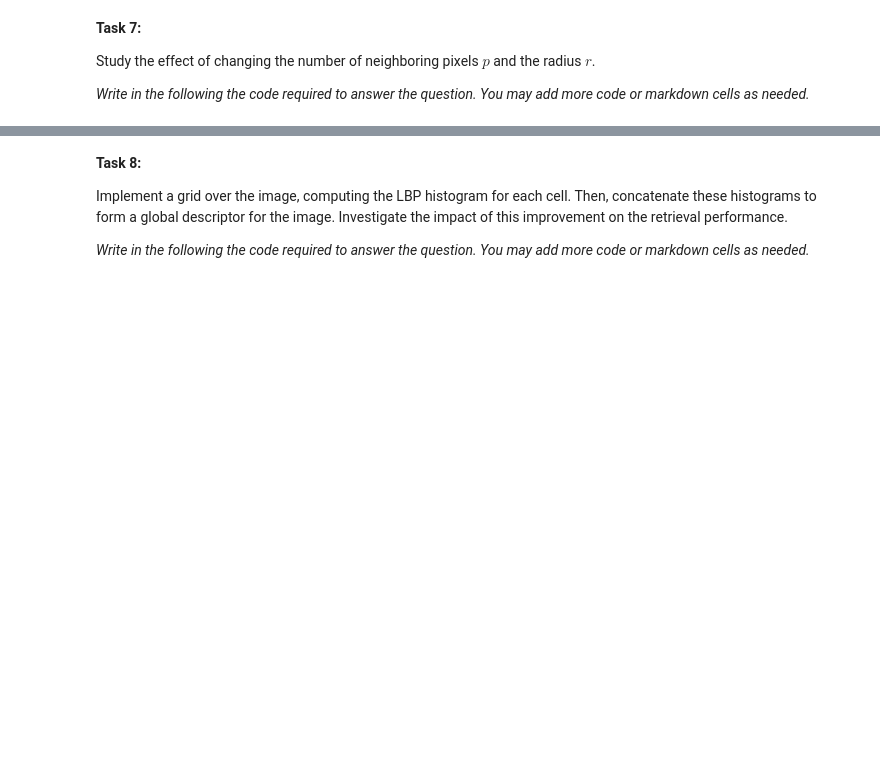
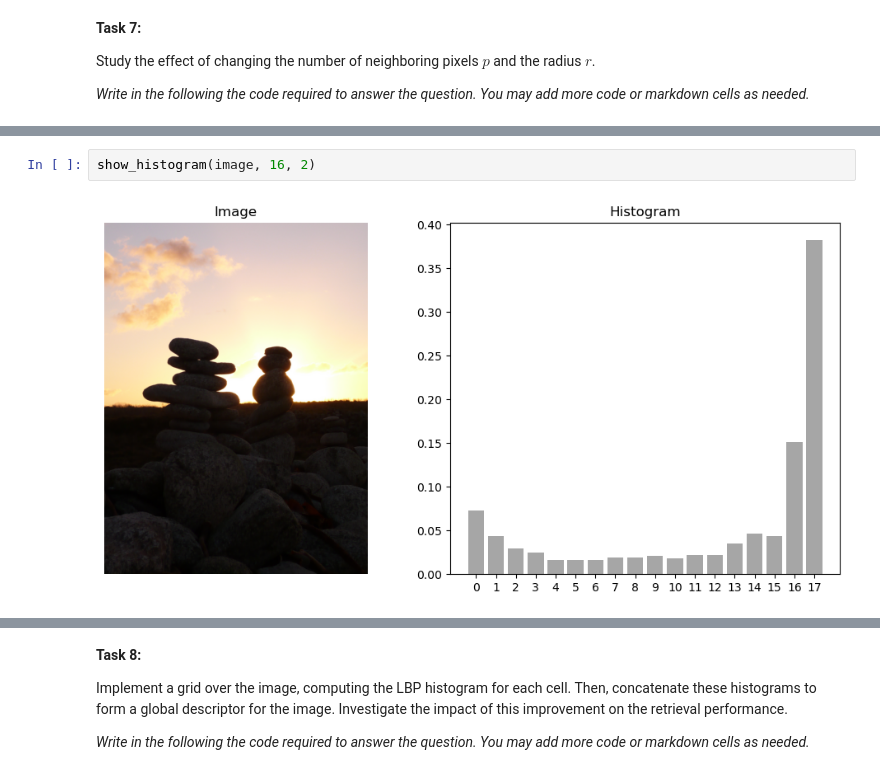
Before and after one commit to Frankwii/IIRBC_assignment1, a Jupyter notebook: 11762_Image_Description.ipynb, the cells around one changed output, grey strips where cells are left out. Cells and saved outputs as stored; diff of their text form; blank space fills up the shorter version.

```diff
--- a/11762_Image_Description.ipynb
+++ b/11762_Image_Description.ipynb
@@ -299,0 +357,4 @@ Study the effect of changing the number of neighboring pixels $p$ and the radius
+# %%
+show_histogram(image, 16, 2)
+# %% [output]
+[figure, added]
```
Also changed, not shown: parts of 14 cells of this notebook, 1 other file.
